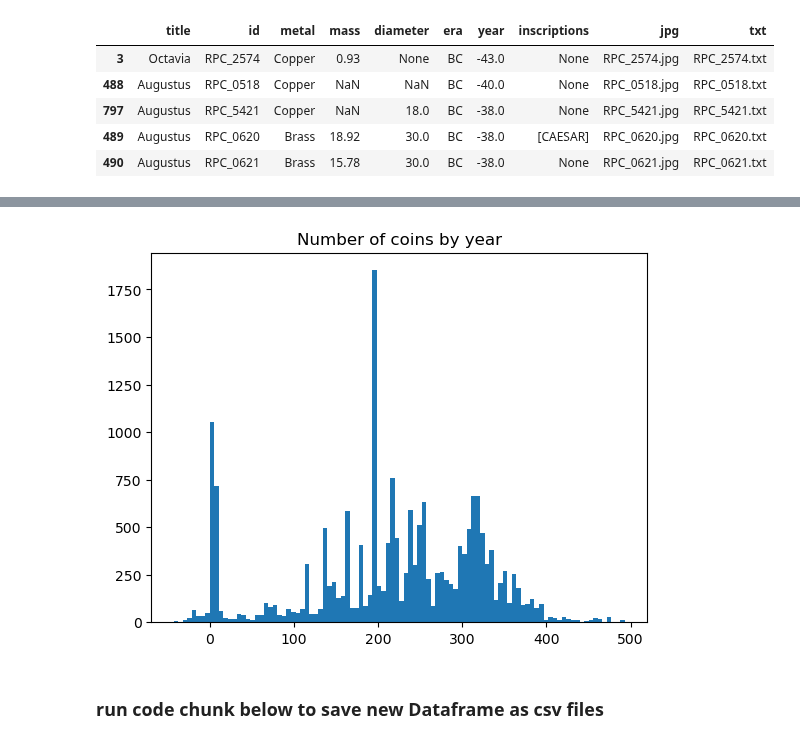
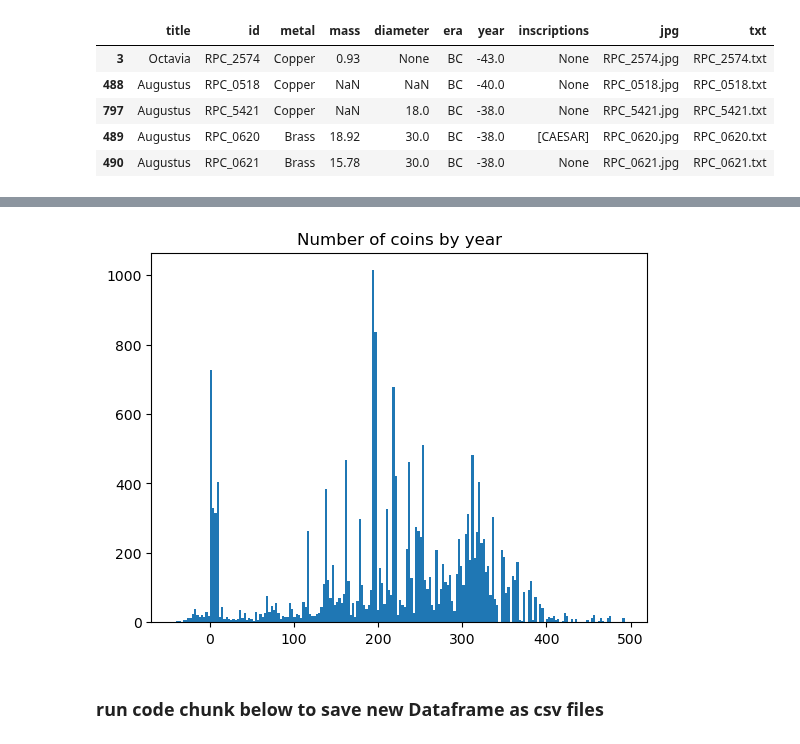
Before and after one commit to vbalalian/data-portfolio, a Jupyter notebook: Roman_coins/Roman_Coin_Webscraping.ipynb, the cells around one changed output, grey strips where cells are left out. Cells and saved outputs as stored; diff of their text form; code cells hidden in the pictures.

Commit message:
Change plot bucket size

```diff
--- a/Roman_coins/Roman_Coin_Webscraping.ipynb
+++ b/Roman_coins/Roman_Coin_Webscraping.ipynb
@@ -573,11 +573,11 @@ roman_coins_years.describe()
 | top | Caracalla | RIC_0933a | Copper | 2.9 | 22.0 | AD | 193.0 | [PF] | RIC_0330.jpg | RIC_0330.txt |
 | freq | 1050 | 1 | 14989 | 26.0 | 186.0 | 18783 | 918.0 | 1246 | 2 | 2 |
 # %%
-plt.hist(x=roman_coins_years['year'], bins=100)
+plt.hist(x=roman_coins_years['year'], bins=200)
 plt.title('Number of coins by year')
 plt.show()
 # %% [output]
-[figure, old version]
+[figure, new version]
 # %% [markdown]
 ### run code chunk below to save new Dataframe as csv files
 # %%
```
